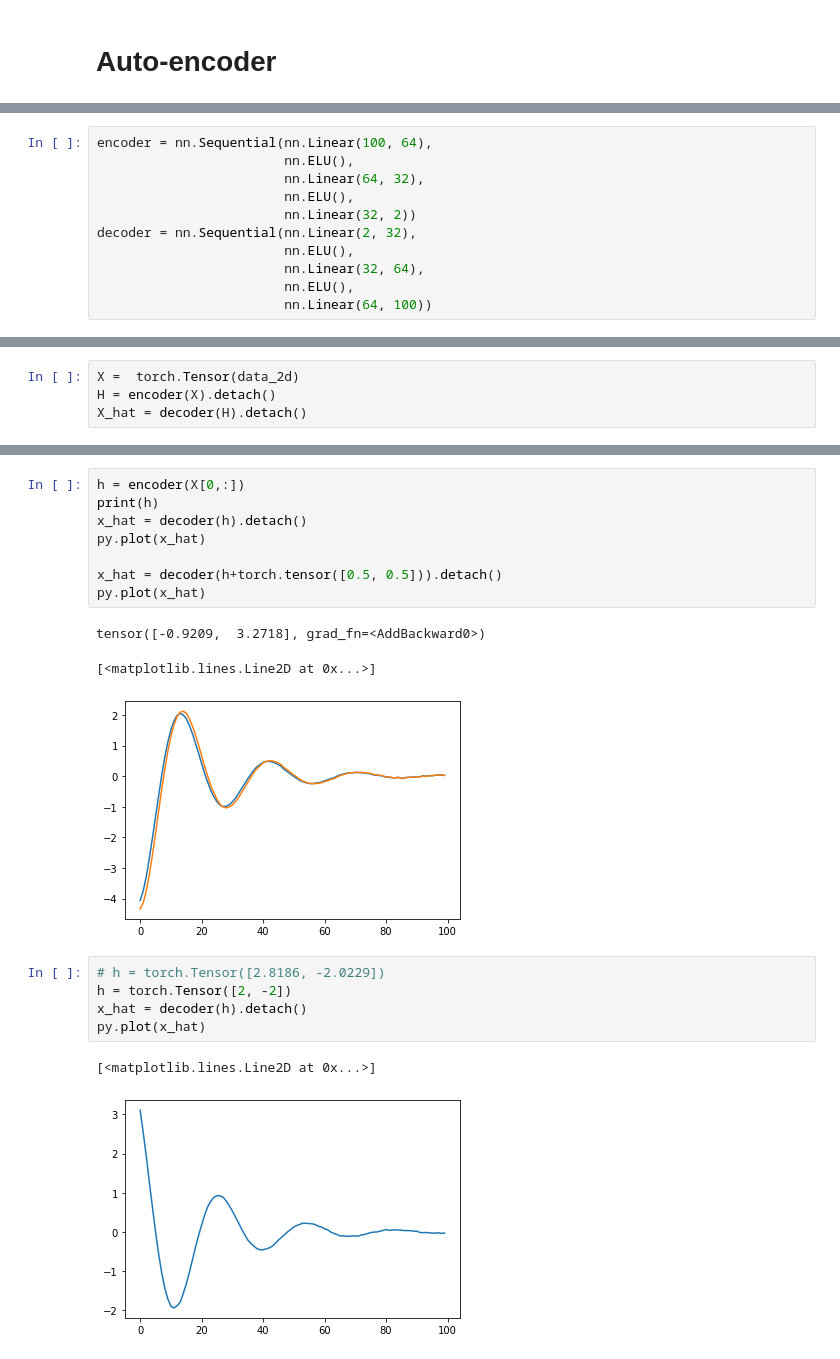
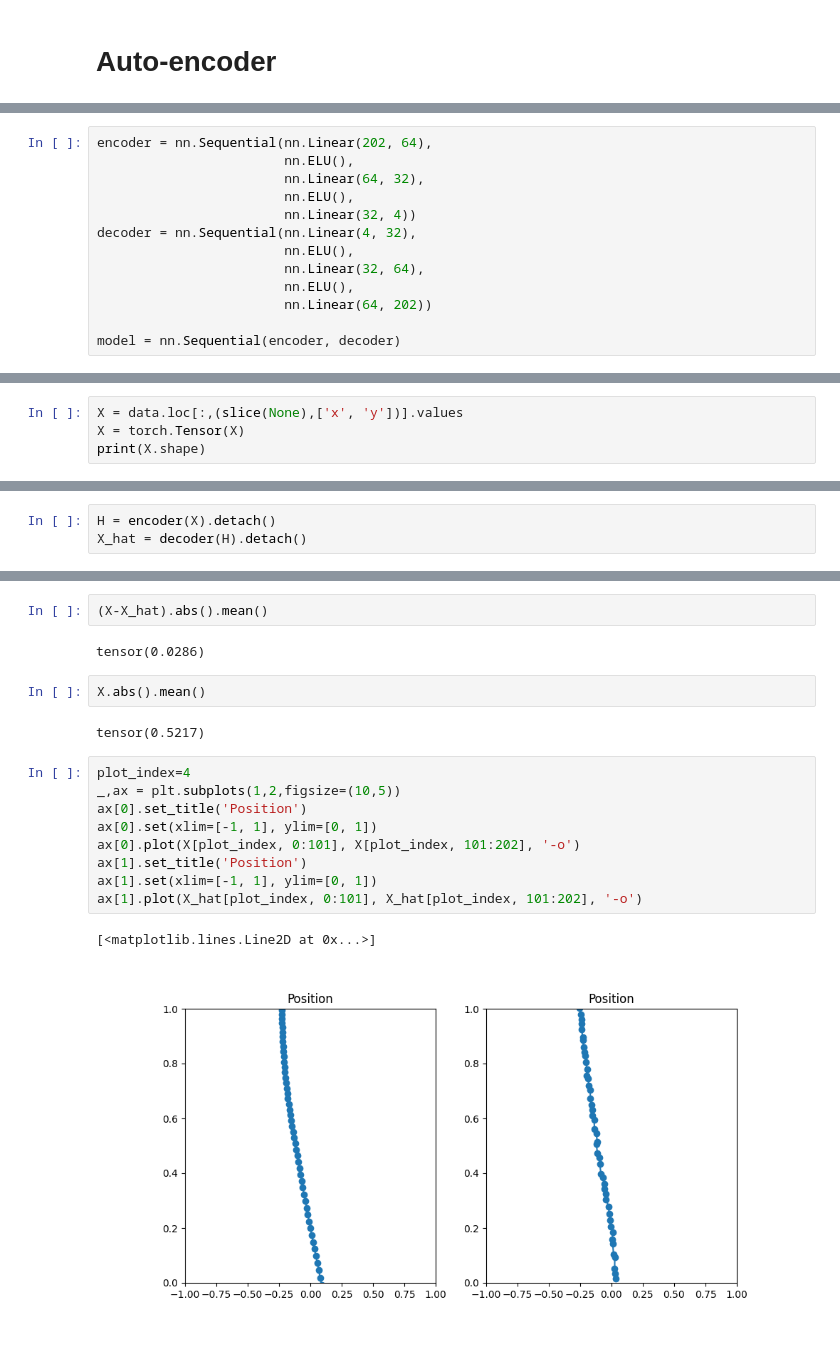
Before and after one commit to rcpaffenroth/dac_raghu, a Jupyter notebook: LunarLander_Autoencoder.ipynb, the cells around one changed output, grey strips where cells are left out. Saved outputs shown, nothing was run; the diff lists cells and outputs as text.

```diff
--- a/LunarLander_Autoencoder.ipynb
+++ b/LunarLander_Autoencoder.ipynb
@@ -112,11 +62,13 @@ import pytorch_lightning as pl
 # %%
-encoder = nn.Sequential(nn.Linear(100, 64),
+encoder = nn.Sequential(nn.Linear(202, 64),
                         nn.ELU(),
                         nn.Linear(64, 32),
                         nn.ELU(),
-                        nn.Linear(32, 2))
-decoder = nn.Sequential(nn.Linear(2, 32),
+                        nn.Linear(32, 4))
+decoder = nn.Sequential(nn.Linear(4, 32),
                         nn.ELU(),
                         nn.Linear(32, 64),
                         nn.ELU(),
-                        nn.Linear(64, 100))
+                        nn.Linear(64, 202))
+
+model = nn.Sequential(encoder, decoder)
@@ -143,0 +75,4 @@ ae = LitAutoEncoder(encoder, decoder)
+# %%
+X = data.loc[:,(slice(None),['x', 'y'])].values
+X = torch.Tensor(X)
+print(X.shape)
@@ -167,4 +118,3 @@ INFO:pytorch_lightning.utilities.rank_zero:`Trainer.fit` stopped: `max_epochs=10
 # %%
-X =  torch.Tensor(data_2d)
 H = encoder(X).detach()
 X_hat = decoder(H).detach()
@@ -187,20 +121,20 @@ py.scatter(H[:,0], H[:,1])
-# %%
-h = encoder(X[0,:])
-print(h)
-x_hat = decoder(h).detach()
-py.plot(x_hat)
-
-x_hat = decoder(h+torch.tensor([0.5, 0.5])).detach()
-py.plot(x_hat)
-# %% [output]
-tensor([-0.9209,  3.2718], grad_fn=<AddBackward0>)
-[<matplotlib.lines.Line2D at 0x...>]
-[figure, removed]
-# %%
-# h = torch.Tensor([2.8186, -2.0229])
-h = torch.Tensor([2, -2])
-x_hat = decoder(h).detach()
-py.plot(x_hat)
-# %% [output]
-[<matplotlib.lines.Line2D at 0x...>]
-[figure, removed]
+# %%
+(X-X_hat).abs().mean()
+# %% [output]
+tensor(0.0286)
+# %%
+X.abs().mean()
+# %% [output]
+tensor(0.5217)
+# %%
+plot_index=4
+_,ax = plt.subplots(1,2,figsize=(10,5))
+ax[0].set_title('Position')
+ax[0].set(xlim=[-1, 1], ylim=[0, 1])
+ax[0].plot(X[plot_index, 0:101], X[plot_index, 101:202], '-o')
+ax[1].set_title('Position')
+ax[1].set(xlim=[-1, 1], ylim=[0, 1])
+ax[1].plot(X_hat[plot_index, 0:101], X_hat[plot_index, 101:202], '-o')
+# %% [output]
+[<matplotlib.lines.Line2D at 0x...>]
+[figure, added]
```
Also changed, not shown: parts of 19 cells of this notebook, 1 other file.
